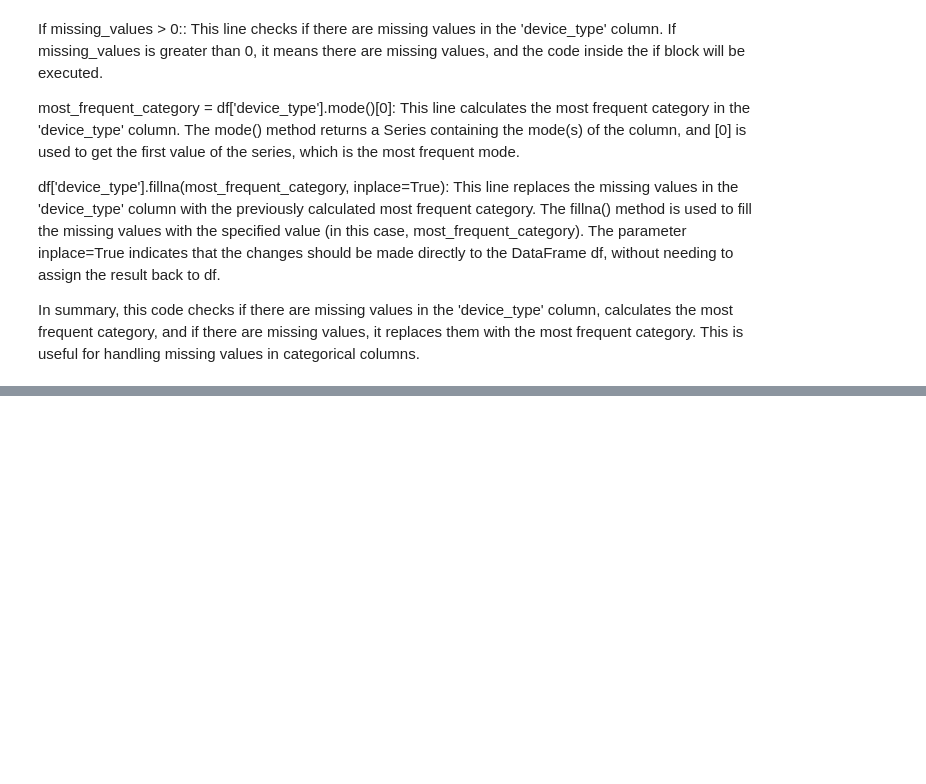
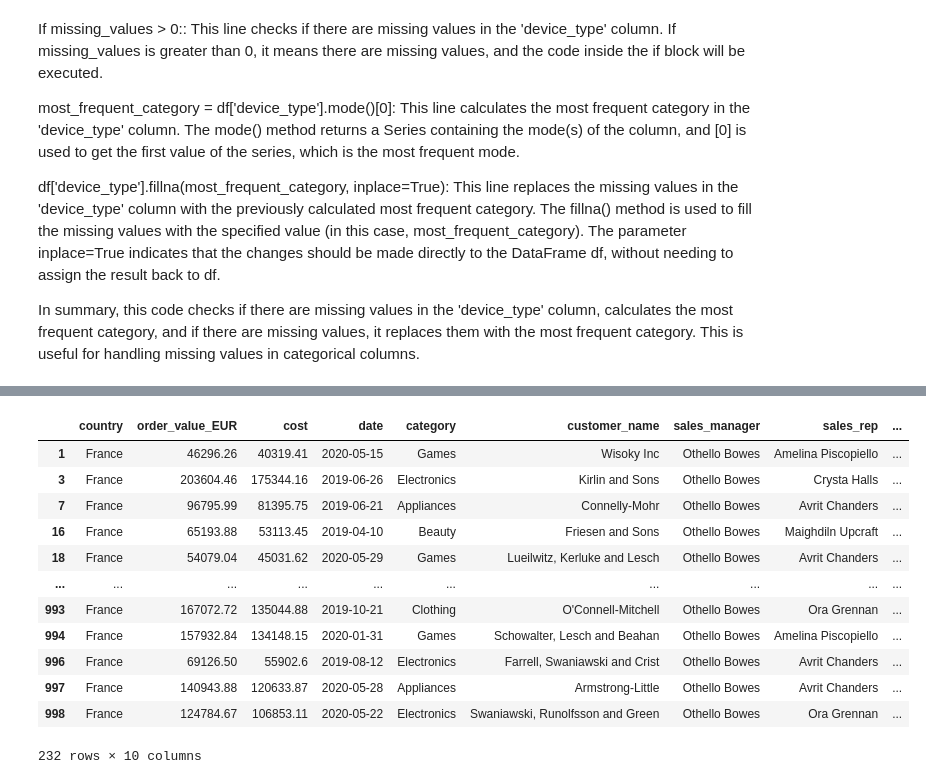
Before and after one commit to Badu1230/Badu1230, a Jupyter notebook: data-science-work-flow-in-python-and-chatgpt.ipynb, the cells around one changed output, grey strips where cells are left out. Saved outputs shown, nothing was run; the diff lists cells and outputs as text; code cells hidden in the pictures; blank space fills up the shorter version.

```diff
--- a/data-science-work-flow-in-python-and-chatgpt.ipynb
+++ b/data-science-work-flow-in-python-and-chatgpt.ipynb
@@ -143,0 +340,16 @@ print("Number of missing values in device_type:", missing_values)
+# %%
+France_df
+# %% [output]
+|  | country | order_value_EUR | cost | date | category | customer_name | sales_manager | sales_rep | ... |
+| 1 | France | 46296.26 | 40319.41 | 2020-05-15 | Games | Wisoky Inc | Othello Bowes | Amelina Piscopiello | ... |
+| 3 | France | 203604.46 | 175344.16 | 2019-06-26 | Electronics | Kirlin and Sons | Othello Bowes | Crysta Halls | ... |
+| 7 | France | 96795.99 | 81395.75 | 2019-06-21 | Appliances | Connelly-Mohr | Othello Bowes | Avrit Chanders | ... |
+| 16 | France | 65193.88 | 53113.45 | 2019-04-10 | Beauty | Friesen and Sons | Othello Bowes | Maighdiln Upcraft | ... |
+| 18 | France | 54079.04 | 45031.62 | 2020-05-29 | Games | Lueilwitz, Kerluke and Lesch | Othello Bowes | Avrit Chanders | ... |
+| ... | ... | ... | ... | ... | ... | ... | ... | ... | ... |
+| 993 | France | 167072.72 | 135044.88 | 2019-10-21 | Clothing | O'Connell-Mitchell | Othello Bowes | Ora Grennan | ... |
+| 994 | France | 157932.84 | 134148.15 | 2020-01-31 | Games | Schowalter, Lesch and Beahan | Othello Bowes | Amelina Piscopiello | ... |
+| 996 | France | 69126.50 | 55902.6 | 2019-08-12 | Electronics | Farrell, Swaniawski and Crist | Othello Bowes | Avrit Chanders | ... |
+| 997 | France | 140943.88 | 120633.87 | 2020-05-28 | Appliances | Armstrong-Little | Othello Bowes | Avrit Chanders | ... |
+| 998 | France | 124784.67 | 106853.11 | 2020-05-22 | Electronics | Swaniawski, Runolfsson and Green | Othello Bowes | Ora Grennan | ... |
+232 rows × 10 columns
```
Also changed, not shown: parts of 27 cells of this notebook.
